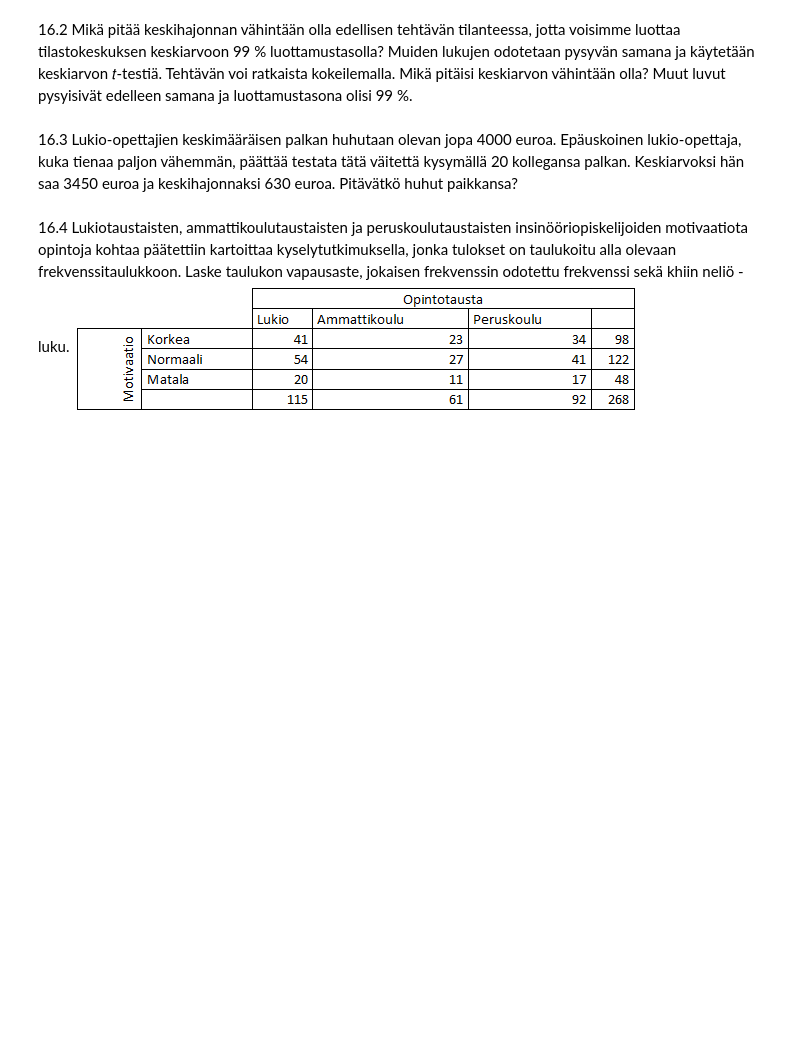
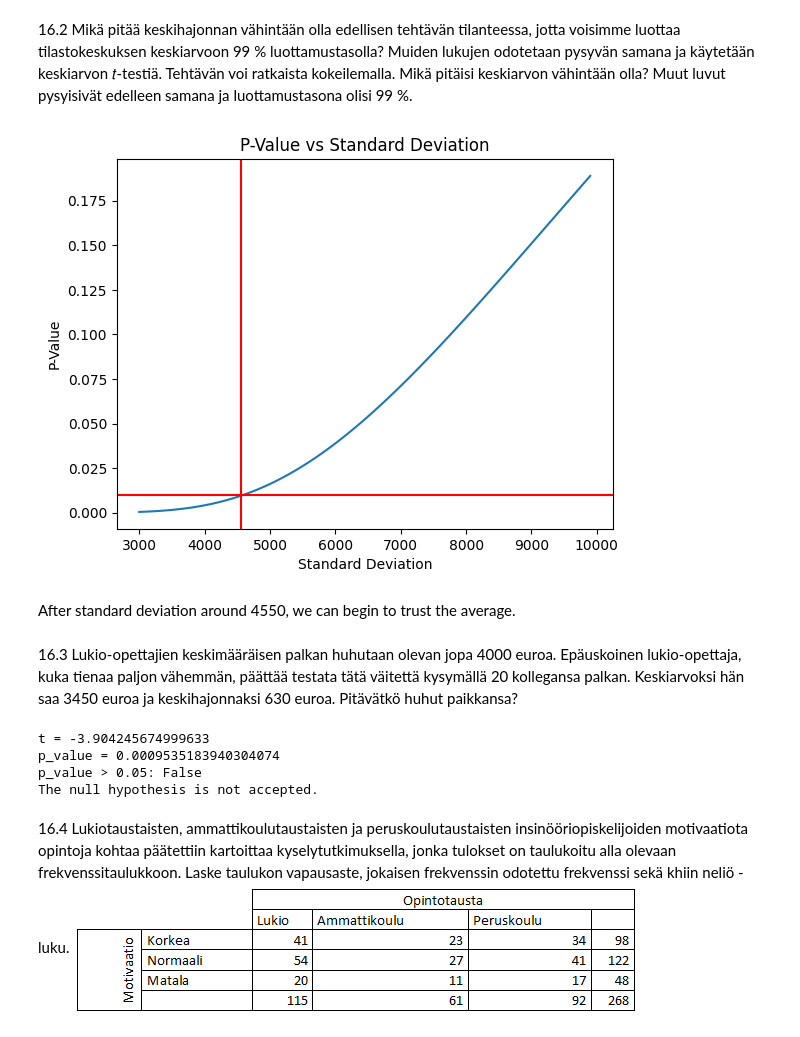
Before and after one commit to walterairs/statsandprobs, a Jupyter notebook: probability/lesson_sixteen.ipynb, the cells around one changed output. Saved outputs shown, nothing was run; the diff lists cells and outputs as text; code cells hidden in the pictures; blank space fills up the shorter version.

```diff
--- a/probability/lesson_sixteen.ipynb
+++ b/probability/lesson_sixteen.ipynb
@@ -9,0 +7,25 @@ import scipy
+# %%
+## Code here
+price_of_appartments = 225_000
+sample_size = 15
+sample_mean = 221_470
+sample_std = 6_400
+
+# T- test
+t = (sample_mean - price_of_appartments) / (sample_std / numpy.sqrt(sample_size))
+p_value = scipy.stats.t.sf(numpy.abs(t), sample_size - 1) * 2
+
+print(f"t = {t}")
+print(f"p_value = {p_value}")
+print(f"p_value > 0.05: {p_value > 0.05}")
+print("The null hypothesis is accepted.")
+
+print("=====================================")
+# Z- test
+z = (sample_mean - price_of_appartments) / (sample_std / numpy.sqrt(sample_size))
+p_value = scipy.stats.norm.sf(numpy.abs(z)) * 2
+
+print(f"z = {z}")
+print(f"p_value = {p_value}")
+print(f"p_value > 0.05: {p_value > 0.05}")
+print("The null hypothesis is not accepted when z is used.")
@@ -14,2 +44,23 @@ import scipy
+# %%
+## Code here
+std_devs = numpy.arange(3_000, 10_000, 100)
+p_values = []
+
+for std_dev in std_devs:
+    t = (sample_mean - price_of_appartments) / (std_dev / numpy.sqrt(sample_size))
+    p_value = scipy.stats.t.sf(numpy.abs(t), sample_size - 1) * 2
+    p_values.append(p_value)
+
+plt.plot(std_devs, p_values)
+plt.xlabel("Standard Deviation")
+plt.ylabel("P-Value")
+plt.title("P-Value vs Standard Deviation")
+plt.axhline(y=0.01, color="red", linestyle="-")
+plt.axvline(x=4550, color="red", linestyle="-")
+plt.show()
+# %% [output]
+[figure, added]
+# %% [markdown]
+After standard deviation around 4550, we can begin to trust the average.
 # %% [markdown]
 16.3 Lukio-opettajien keskimääräisen palkan huhutaan olevan jopa 4000 euroa. Epäuskoinen lukio-opettaja, kuka tienaa paljon vähemmän, päättää testata tätä väitettä kysymällä 20 kollegansa palkan. Keskiarvoksi hän saa 3450 euroa ja keskihajonnaksi 630 euroa. Pitävätkö huhut paikkansa?
@@ -18,3 +67,25 @@ import scipy
+# %%
+## Code here
+average_teacher_salary = 4_000
+
+sample_size= 20
+sample_mean = 3_450
+sample_std = 630
+
+# I assume that the trust level is 0.05
+# T- test
+t = (sample_mean - average_teacher_salary) / (sample_std / numpy.sqrt(sample_size))
+p_value = scipy.stats.t.sf(numpy.abs(t), sample_size - 1) * 2
+
+print(f"t = {t}")
+print(f"p_value = {p_value}")
+print(f"p_value > 0.05: {p_value > 0.05}")
+print("The null hypothesis is not accepted.")
+# %% [output]
+t = -3.904245674999633
+p_value = 0.0009535183940304074
+p_value > 0.05: False
+The null hypothesis is not accepted.
 # %% [markdown]
 16.4 Lukiotaustaisten, ammattikoulutaustaisten ja peruskoulutaustaisten insinööriopiskelijoiden motivaatiota opintoja kohtaa päätettiin kartoittaa kyselytutkimuksella, jonka tulokset on taulukoitu alla olevaan frekvenssitaulukkoon. Laske taulukon vapausaste, jokaisen frekvenssin odotettu frekvenssi sekä khiin neliö -luku.
 ![image.png](attachment:image.png)
```
Also changed, not shown: parts of 5 cells of this notebook, 1 other file.
